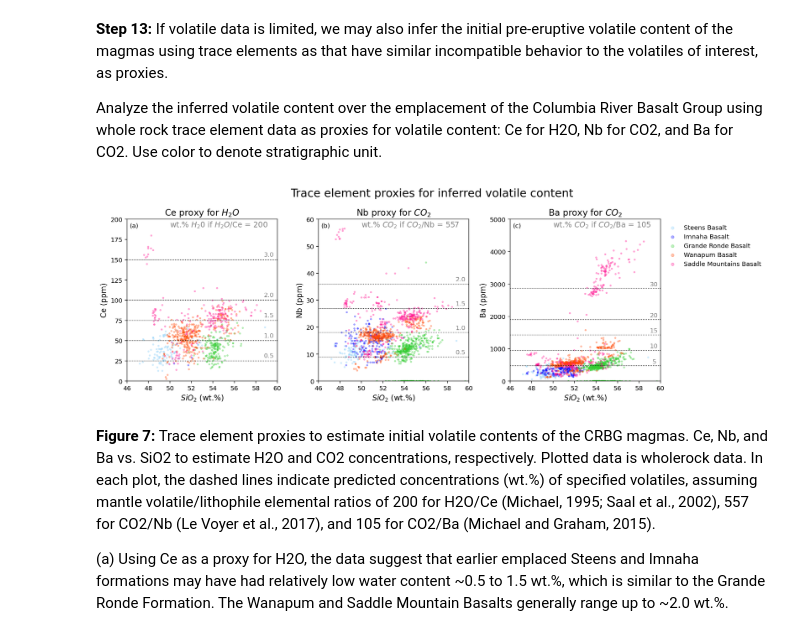
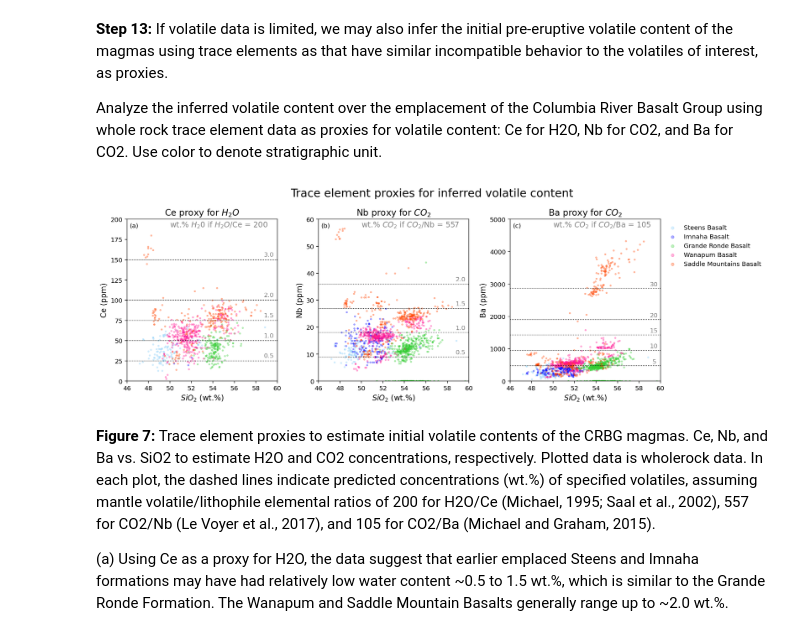
Before and after one commit to lhlinka/rces-final-project, a Jupyter notebook: finalproject.ipynb, the cells around one changed output. Drawn from its saved outputs; the diff is of its cells as text; code cells hidden in the pictures.

```diff
--- a/finalproject.ipynb
+++ b/finalproject.ipynb
@@ -167,7 +167,7 @@ df['Total(WT%)NORM'] = df.loc[:,MAJOR_ELEMENTS_NORM].sum(axis=1, min_count=1)
 df['NA2O+K2O(WT%)NORM'] = df['NA2O(WT%)NORM'] + df['K2O(WT%)NORM']
 
 # Create a new Column with Magnesium # (MG#).
-df['MG#'] = 100 * (df['MGO(WT%)NORM']/40.3) / (df['MGO(WT%)NORM']/40.3 / 40.3 + df['FEOT(WT%)NORM'] / 71.08
+df['MG#'] = 100 * (df['MGO(WT%)NORM']/40.3) / (df['MGO(WT%)NORM']/40.3 / 40.3 + df['FEOT(WT%)NORM'] / 71.08 )
 
 # Create a new Columns with trace element ratios of interest: DY/YB , CE/Y, BA/LA
 df['DY/YB'] = df['DY(PPM)'] / df['YB(PPM)']
@@ -573,20 +575,20 @@ fig.suptitle('Trace element proxies for inferred volatile content', fontsize=18)
 gb_wholerock.get_group(' STEENS BASALT').plot.scatter(x='SIO2(WT%)NORM', y='CE(PPM)', c='lightskyblue', vmin=0, marker ='.', alpha=0.3, ax=ax[0])
 gb_wholerock.get_group(' IMNAHA BASALT').plot.scatter(x='SIO2(WT%)NORM', y='CE(PPM)', c='blue', vmin=0, marker ='.', alpha=0.3, ax=ax[0])
 gb_wholerock.get_group(' GRANDE RONDE BASALT').plot.scatter(x='SIO2(WT%)NORM', y='CE(PPM)', c='limegreen', vmin=0, marker ='.', alpha=0.3, ax=ax[0])
-gb_wholerock.get_group(' WANAPUM BASALT').plot.scatter(x='SIO2(WT%)NORM', y='CE(PPM)', c='orangered', vmin=0, marker ='.', alpha=0.3, ax=ax[0])
-gb_wholerock.get_group(' SADDLE MOUNTAINS BASALT').plot.scatter(x='SIO2(WT%)NORM', y='CE(PPM)', c='deeppink',vmin=0, marker ='.', alpha=0.3, ax=ax[0])
+gb_wholerock.get_group(' WANAPUM BASALT').plot.scatter(x='SIO2(WT%)NORM', y='CE(PPM)', c='deeppink', vmin=0, marker ='.', alpha=0.3, ax=ax[0])
+gb_wholerock.get_group(' SADDLE MOUNTAINS BASALT').plot.scatter(x='SIO2(WT%)NORM', y='CE(PPM)', c='orangered',vmin=0, marker ='.', alpha=0.3, ax=ax[0])
 
 gb_wholerock.get_group(' STEENS BASALT').plot.scatter(x='SIO2(WT%)NORM', y='NB(PPM)', c='lightskyblue', vmin=0, marker ='.', alpha=0.3, ax=ax[1])
 gb_wholerock.get_group(' IMNAHA BASALT').plot.scatter(x='SIO2(WT%)NORM', y='NB(PPM)', c='blue', vmin=0, marker ='.', alpha=0.3, ax=ax[1])
 gb_wholerock.get_group(' GRANDE RONDE BASALT').plot.scatter(x='SIO2(WT%)NORM', y='NB(PPM)', c='limegreen', vmin=0, marker ='.', alpha=0.3, ax=ax[1])
-gb_wholerock.get_group(' WANAPUM BASALT').plot.scatter(x='SIO2(WT%)NORM', y='NB(PPM)', c='orangered', vmin=0, marker ='.', alpha=0.3, ax=ax[1])
-gb_wholerock.get_group(' SADDLE MOUNTAINS BASALT').plot.scatter(x='SIO2(WT%)NORM', y='NB(PPM)', c='deeppink',vmin=0, marker ='.', alpha=0.3, ax=ax[1])
+gb_wholerock.get_group(' WANAPUM BASALT').plot.scatter(x='SIO2(WT%)NORM', y='NB(PPM)', c='deeppink', vmin=0, marker ='.', alpha=0.3, ax=ax[1])
+gb_wholerock.get_group(' SADDLE MOUNTAINS BASALT').plot.scatter(x='SIO2(WT%)NORM', y='NB(PPM)', c='orangered',vmin=0, marker ='.', alpha=0.3, ax=ax[1])
 
 gb_wholerock.get_group(' STEENS BASALT').plot.scatter(x='SIO2(WT%)NORM', y='BA(PPM)', c='lightskyblue', vmin=0, marker ='.', alpha=0.3, label = 'Steens Basalt', ax=ax[2])
 gb_wholerock.get_group(' IMNAHA BASALT').plot.scatter(x='SIO2(WT%)NORM', y='BA(PPM)', c='blue', vmin=0, marker ='.', alpha=0.3,label = 'Imnaha Basalt', ax=ax[2])
 gb_wholerock.get_group(' GRANDE RONDE BASALT').plot.scatter(x='SIO2(WT%)NORM', y='BA(PPM)', c='limegreen', vmin=0, marker ='.', alpha=0.3,label = 'Grande Ronde Basalt', ax=ax[2])
-gb_wholerock.get_group(' WANAPUM BASALT').plot.scatter(x='SIO2(WT%)NORM', y='BA(PPM)', c='orangered', vmin=0, marker ='.', alpha=0.3, label = 'Wanapum Basalt', ax=ax[2])
-gb_wholerock.get_group(' SADDLE MOUNTAINS BASALT').plot.scatter(x='SIO2(WT%)NORM', y='BA(PPM)', c='deeppink',vmin=0, marker ='.', alpha=0.3, label = 'Saddle Mountains Basalt', ax=ax[2])
+gb_wholerock.get_group(' WANAPUM BASALT').plot.scatter(x='SIO2(WT%)NORM', y='BA(PPM)', c='deeppink', vmin=0, marker ='.', alpha=0.3, label = 'Wanapum Basalt', ax=ax[2])
+gb_wholerock.get_group(' SADDLE MOUNTAINS BASALT').plot.scatter(x='SIO2(WT%)NORM', y='BA(PPM)', c='orangered',vmin=0, marker ='.', alpha=0.3, label = 'Saddle Mountains Basalt', ax=ax[2])
 
 # Add labels, legend, and set x- and y- axis extents.
 ax[0].set_title('Ce proxy for $H_2O$', fontsize = 14)
@@ -617,34 +619,34 @@ ax[1].axhline(y=18, linestyle='dotted', color ='k', label='1.0')
 ax[1].axhline(y=27, linestyle='dotted', color ='k', label='1.5')
 ax[1].axhline(y=36, linestyle='dotted', color ='k', label='2.0')
 ax[1].text(50, 57, r'wt.% $CO_2$ if $CO_2$/Nb = 557', fontsize=12, color='gray')
 ax[1].text(58.75, 10, r'0.5', fontsize=10, color='gray')
 ax[1].text(58.75, 19, r'1.0', fontsize=10, color='gray')
 ax[1].text(58.75, 28, r'1.5', fontsize=10, color='gray')
 ax[1].text(58.75, 37, r'2.0', fontsize=10, color='gray')
 ax[1].text(46.25, 57, r'(b)', fontsize=10, color='k')
 
 ax[2].set_title('Ba proxy for $CO_2$', fontsize = 14)
 ax[2].set_xlabel('$SiO_2$ (wt.%)', fontsize = 12)
 ax[2].set_ylabel('Ba (ppm)', fontsize = 12)
 ax[2].set_xlim(46,60)
 ax[2].set_ylim(0,5000)
 ax[2].axhline(y=476, linestyle='dotted', color ='k')
 ax[2].axhline(y=952, linestyle='dotted', color ='k')
 ax[2].axhline(y=1428, linestyle='dotted', color ='k')
 ax[2].axhline(y=1904, linestyle='dotted', color ='k')
 ax[2].axhline(y=2856, linestyle='dotted', color ='k')
 ax[2].text(50, 4750, r'wt.% $CO_2$ if $CO_2$/Ba = 105', fontsize=12, color='gray')
 ax[2].text(59.25, 548, r'5', fontsize=10, color='gray')
 ax[2].text(59, 1024, r'10', fontsize=10, color='gray')
 ax[2].text(59, 1498, r'15', fontsize=10, color='gray')
 ax[2].text(59, 1976, r'20', fontsize=10, color='gray')
 ax[2].text(59, 2928, r'30', fontsize=10, color='gray')
 ax[2].text(46.25, 4750, r'(c)', fontsize=10, color='k')
 ax[2].legend(fontsize = 10, markerscale = 2)
 
 plt.show();
 # %% [output]
-[figure, old version]
+[figure, new version]
 # %% [markdown]
 <b>Figure 7:</b> Trace element proxies to estimate initial volatile contents of the CRBG magmas. Ce, Nb, and Ba vs. SiO2 to estimate H2O and CO2 concentrations, respectively. Plotted data is wholerock data. In each plot, the dashed lines indicate predicted concentrations (wt.%) of specified volatiles, assuming mantle volatile/lithophile elemental ratios of 200 for H2O/Ce (Michael, 1995; Saal et al., 2002), 557 for CO2/Nb (Le Voyer et al., 2017), and 105 for CO2/Ba (Michael and Graham, 2015).
 
```
Also changed, not shown: parts of 11 cells of this notebook.
